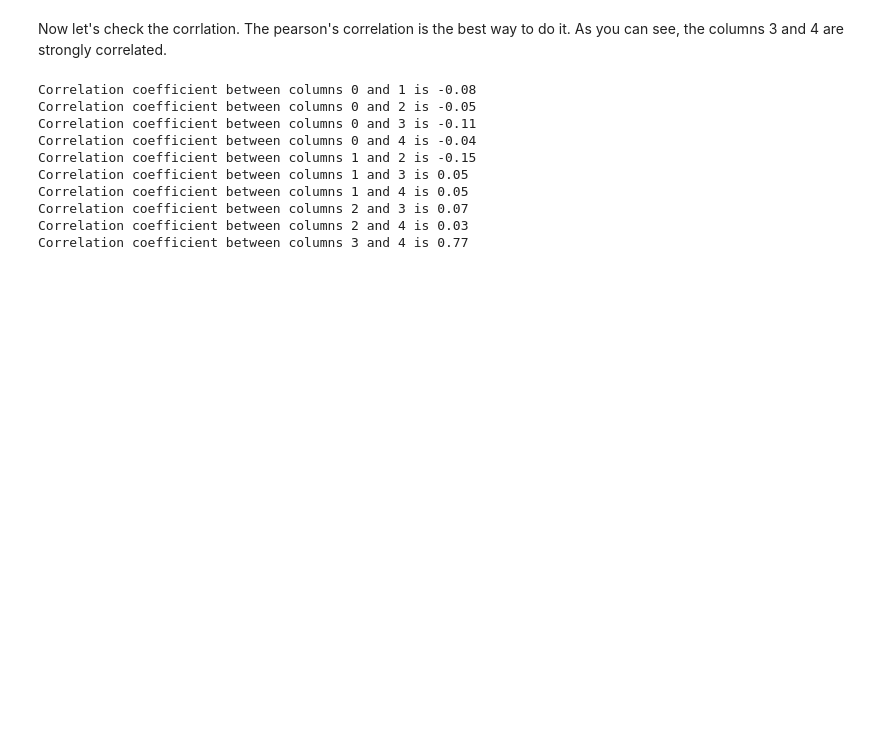
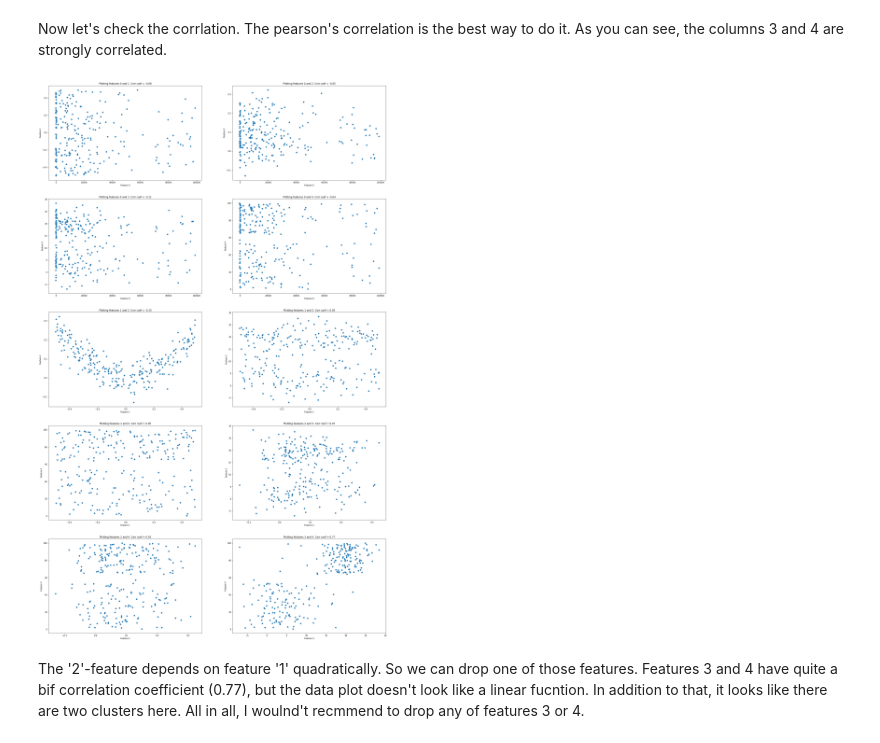
Before and after one commit to VEK239/bi-statistics-2021, a Jupyter notebook: eda_mhw_1.ipynb, the cells around one changed output. Saved outputs shown, nothing was run; the diff lists cells and outputs as text; code cells hidden in the pictures; blank space fills up the shorter version.

```diff
--- a/eda_mhw_1.ipynb
+++ b/eda_mhw_1.ipynb
@@ -91,19 +118,21 @@ Median: 66.72077764398372
 Now let's check the corrlation. The pearson's correlation is the best way to do it.
 As you can see, the columns 3 and 4 are strongly correlated.
 # %%
+fig, axis = plt.subplots(5, 2, figsize=(30,50))
+axis = [i for j in axis for i in j]
+cur_ax_index = 0
 for cn1 in range(5):
     for cn2 in range(cn1 + 1, 5):
         col1 = df[str(cn1)]
         col2 = df[str(cn2)]
-        print(f'Correlation coefficient between columns {cn1} and {cn2} is {round(pearsonr(col1, col2)[0], 2)}')
+        ax = axis[cur_ax_index]
+        axis[cur_ax_index].set_title(f'Plotting features {cn1} and {cn2}. Corr coef = {round(pearsonr(col1, col2)[0], 2)}')
+        axis[cur_ax_index].scatter(col1, col2)
+        axis[cur_ax_index].set_xlabel(f'Feature {cn1}')
+        axis[cur_ax_index].set_ylabel(f'Feature {cn2}')
+        cur_ax_index += 1
+plt.show()
 # %% [output]
-Correlation coefficient between columns 0 and 1 is -0.08
-Correlation coefficient between columns 0 and 2 is -0.05
-Correlation coefficient between columns 0 and 3 is -0.11
-Correlation coefficient between columns 0 and 4 is -0.04
-Correlation coefficient between columns 1 and 2 is -0.15
-Correlation coefficient between columns 1 and 3 is 0.05
-Correlation coefficient between columns 1 and 4 is 0.05
-Correlation coefficient between columns 2 and 3 is 0.07
-Correlation coefficient between columns 2 and 4 is 0.03
-Correlation coefficient between columns 3 and 4 is 0.77
+[figure, added]
+# %% [markdown]
+The '2'-feature depends on feature '1' quadratically. So we can drop one of those features. Features 3 and 4 have quite a bif correlation coefficient (0.77), but the data plot doesn't look like a linear fucntion. In addition to that, it looks like there are two clusters here. All in all, I woulnd't recmmend to drop any of features 3 or 4.
```
Also changed, not shown: parts of 10 cells of this notebook.
